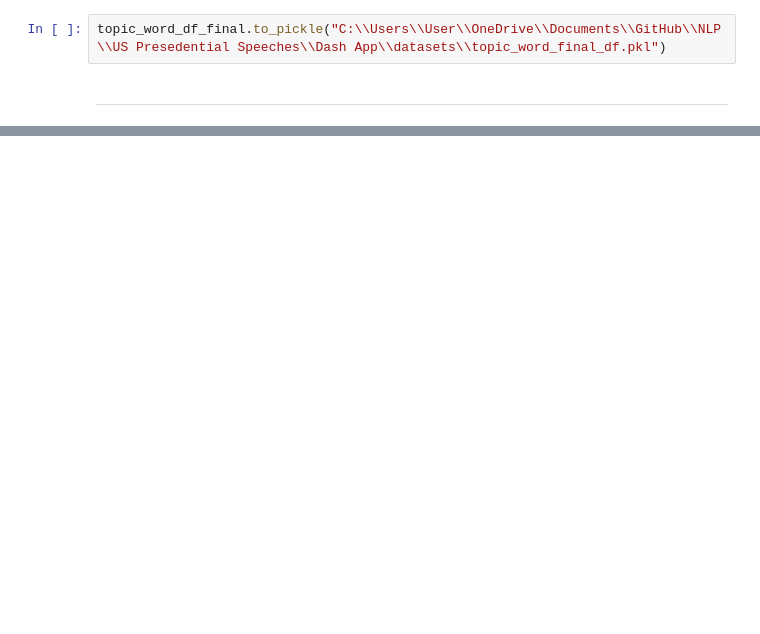
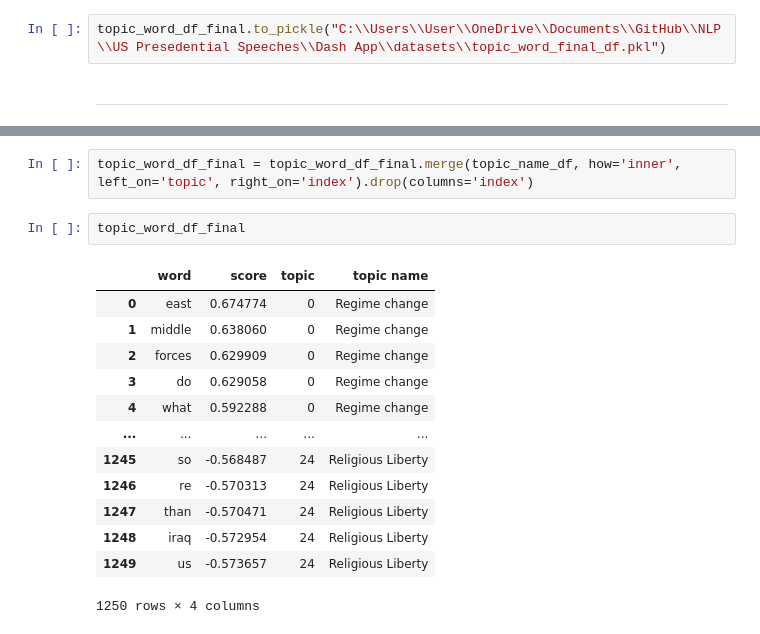
Before and after one commit to Kasheme/NLP, a Jupyter notebook: US Presedential Speeches/Dash App/notebooks/topic model results viz.ipynb, the cells around one changed output, grey strips where cells are left out. Drawn from its saved outputs; the diff is of its cells as text; blank space fills up the shorter version.

```diff
--- a/US Presedential Speeches/Dash App/notebooks/topic model results viz.ipynb
+++ b/US Presedential Speeches/Dash App/notebooks/topic model results viz.ipynb
@@ -418,0 +453,18 @@ topic_word_df_final.to_pickle("C:\\Users\\User\\OneDrive\\Documents\\GitHub\\NLP
+# %%
+topic_word_df_final = topic_word_df_final.merge(topic_name_df, how='inner', left_on='topic', right_on='index').drop(columns='index')
+# %%
+topic_word_df_final
+# %% [output]
+|  | word | score | topic | topic name |
+| 0 | east | 0.674774 | 0 | Regime change |
+| 1 | middle | 0.638060 | 0 | Regime change |
+| 2 | forces | 0.629909 | 0 | Regime change |
+| 3 | do | 0.629058 | 0 | Regime change |
+| 4 | what | 0.592288 | 0 | Regime change |
+| ... | ... | ... | ... | ... |
+| 1245 | so | -0.568487 | 24 | Religious Liberty |
+| 1246 | re | -0.570313 | 24 | Religious Liberty |
+| 1247 | than | -0.570471 | 24 | Religious Liberty |
+| 1248 | iraq | -0.572954 | 24 | Religious Liberty |
+| 1249 | us | -0.573657 | 24 | Religious Liberty |
+1250 rows × 4 columns
```
Also changed, not shown: parts of 7 cells of this notebook.
